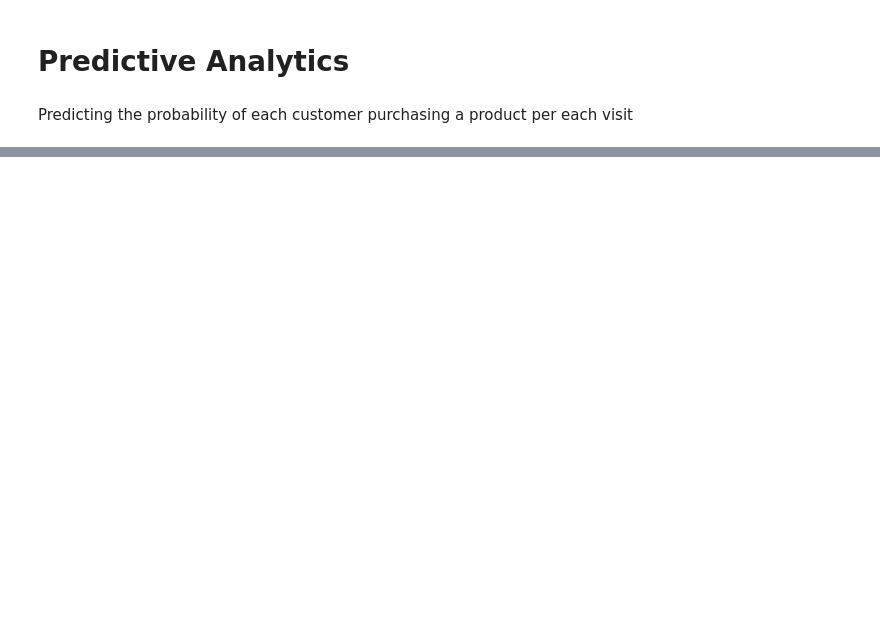
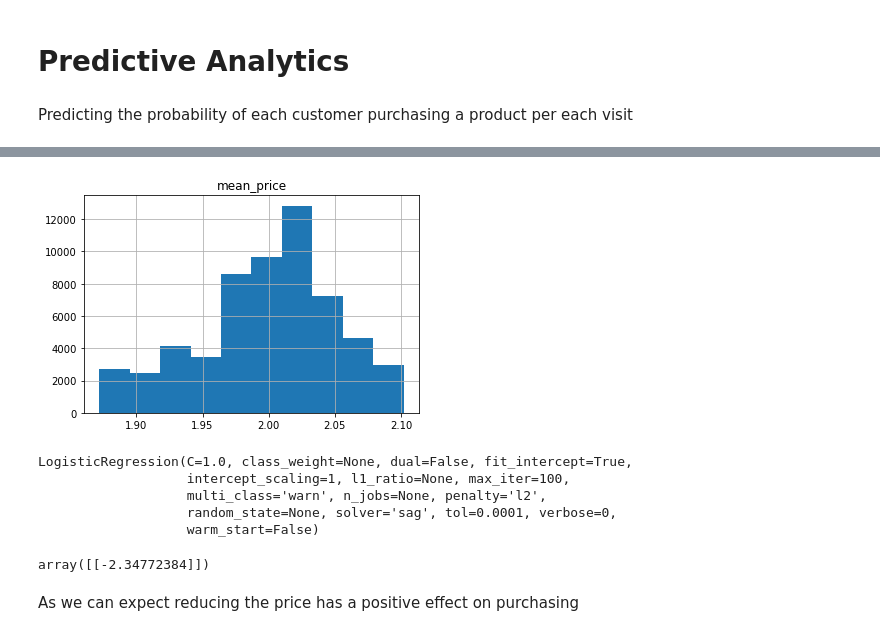
Before and after one commit to YM88/customer_segmentation, a Jupyter notebook: 002_predictive_analytics.ipynb, the cells around one changed output, grey strips where cells are left out. Saved outputs shown, nothing was run; the diff lists cells and outputs as text; code cells hidden in the pictures; blank space fills up the shorter version.

```diff
--- a/002_predictive_analytics.ipynb
+++ b/002_predictive_analytics.ipynb
@@ -9,7 +15,7 @@ Predicting the probability of each customer purchasing a product per each visit
 # %%
 # code description for most of these are available are available in the descriptive analytics notebook
 
-import pickle
+
 ss = pickle.load(open('scaler.pkl', 'rb'))
 pca = pickle.load(open('pca.pkl', 'rb'))
 kmeans_pca = pickle.load(open('kmeans_pca.pkl', 'rb'))
@@ -24,4 +30,7 @@ dfpss_pca = pca.transform(dfpss)
 purchase_segm_kmeans_pca = kmeans_pca.predict(dfpss_pca)
 df_purchase['segment'] = purchase_segm_kmeans_pca
 #remapping the cluster labels for better interpretation like in the first customer analytics section
-df_purchase['segment'] = df_purchase['segment'].map({3:0,0:2, 2:1, 1:3})
+df_purchase['segment'] = df_purchase['segment'].map({3:0,0:2, 2:1, 1:3}).map({0:'Well-off',  2:'Sandard', 1:'Fewer-Opportunities', 3:'Career-Focused'})
+# %%
+segment_dummies = pd.get_dummies(df_purchase['segment'], prefix='segment')
+df_purchase_predictors = pd.concat([df_purchase, segment_dummies], axis=1)
@@ -27,0 +55,6 @@ df_purchase['segment'] = df_purchase['segment'].map({3:0,0:2, 2:1, 1:3})
+# %%
+
+X = pd.DataFrame()
+# %%
+# Reducing the 5 prices to their average
+X['mean_price'] = df_purchase_predictors[['price_'+ str(i) for i in range(1,6)]].sum(axis=1)/5
@@ -27,0 +70,19 @@ df_purchase['segment'] = df_purchase['segment'].map({3:0,0:2, 2:1, 1:3})
+# %%
+X.hist();
+# %% [output]
+[figure, added]
+# %%
+model_purchase = LogisticRegression(solver='sag')
+model_purchase.fit(X,y)
+# %% [output]
+LogisticRegression(C=1.0, class_weight=None, dual=False, fit_intercept=True,
+                   intercept_scaling=1, l1_ratio=None, max_iter=100,
+                   multi_class='warn', n_jobs=None, penalty='l2',
+                   random_state=None, solver='sag', tol=0.0001, verbose=0,
+                   warm_start=False)
+# %%
+model_purchase.coef_
+# %% [output]
+array([[-2.34772384]])
+# %% [markdown]
+As we can expect reducing the price has a positive effect on purchasing
```
Also changed, not shown: parts of 22 cells of this notebook, 3 other files.
